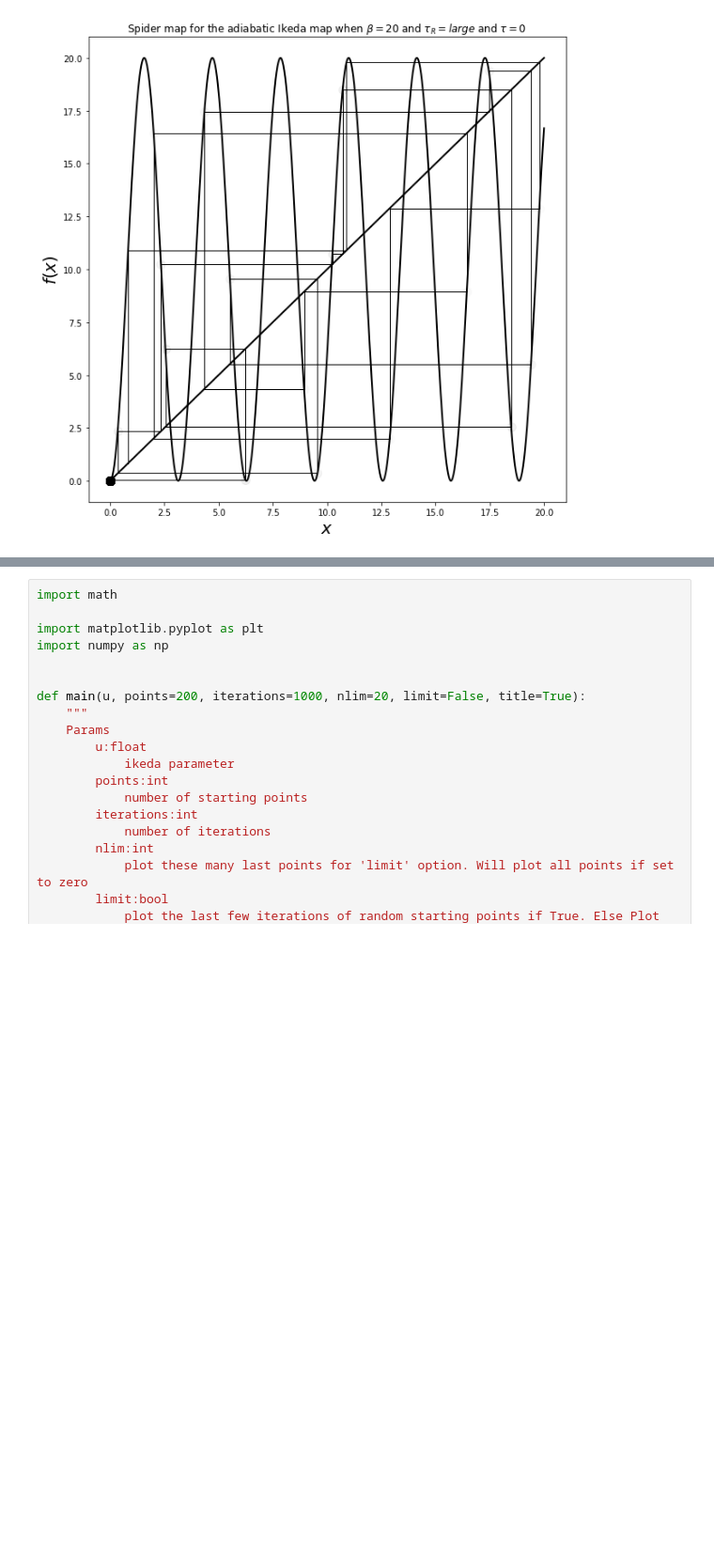
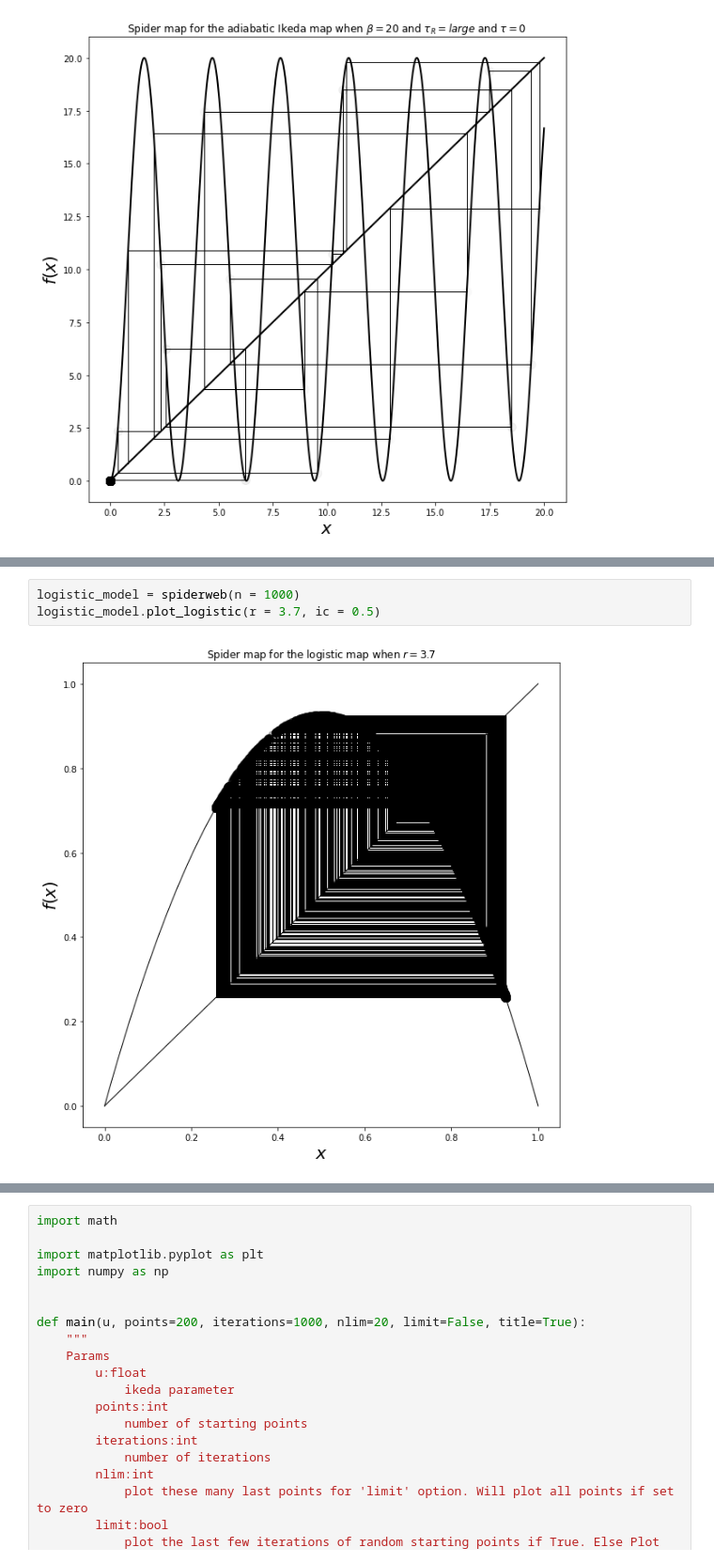
Before and after one commit to ihkim94/Ikeda, a Jupyter notebook: Ikeda_map.ipynb, the cells around one changed output, grey strips where cells are left out. Shown: that part at 94% size. Drawn from its saved outputs; the diff is of its cells as text; blank space fills up the shorter version.

```diff
--- a/Ikeda_map.ipynb
+++ b/Ikeda_map.ipynb
@@ -324 +329,6 @@ logistic_model.plot_logistic(r = 4, ic = 0.6)
+# %%
+logistic_model = spiderweb(n = 1000)
+logistic_model.plot_logistic(r = 3.7, ic = 0.5)
+# %% [output]
+[figure, added]
 # %%
```
Also changed, not shown: parts of 7 cells of this notebook.
